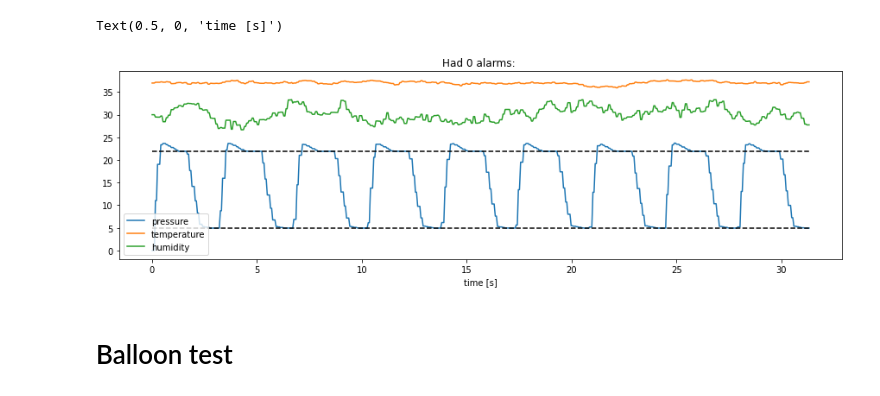
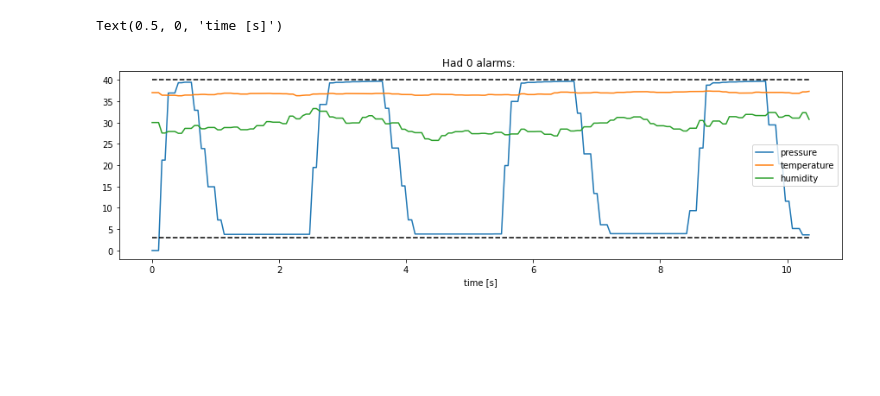
Before and after one commit to CohenLabPrinceton/pvp, a Jupyter notebook: sandbox/testPIDControllerClass.ipynb, the cells around one changed output. Drawn from its saved outputs; the diff is of its cells as text; code cells hidden in the pictures; blank space fills up the shorter version.

```diff
--- a/sandbox/testPIDControllerClass.ipynb
+++ b/sandbox/testPIDControllerClass.ipynb
@@ -17,14 +17,26 @@ Controller.start()
 ls = []
 tt = []
 t0 = time.time()
-for t in np.arange(0, 30,0.05):
+for t in np.arange(0, 10,0.05):
 
     if t%5==0:  # ask for a heartbeat from thread every 5 seconds
         print(Controller.heartbeat())
 
 
     ## Do things
+    command = ControlSetting(name=ValueName.PEEP, value=3, min_value=1, max_value=4, timestamp=time.time())
+    Controller.set_control(command)
 
+    command = ControlSetting(name=ValueName.PIP, value=40, min_value=38, max_value=42, timestamp=time.time())
+    Controller.set_control(command)
+
+    command = ControlSetting(name=ValueName.BREATHS_PER_MINUTE, value=20, min_value=19, max_value=21, timestamp=time.time())
+
+    Controller.set_control(command)
+
+    v_iphase = 0.4 * 60/20  #0.3 and 0.8
+    command = ControlSetting(name=ValueName.INSPIRATION_TIME_SEC, value=v_iphase, min_value=v_iphase - 1, max_value=v_iphase + 1, timestamp=time.time())
+    Controller.set_control(command)
 
     ##
 
@@ -46,3 +53,0 @@ Controller.stop()
-# %%
-s = ls[-1]
-s.PEEP
@@ -59,34 +78,32 @@ pip = cc.value
 
 pl.plot(tt, [s.PRESSURE for s in ls], label = 'pressure')
 pl.plot(tt, [s.TEMP for s in ls], label = "temperature")
 pl.plot(tt, [s.HUMIDITY/3 for s in ls], label = "humidity")
 pl.plot([np.min(tt), np.max(tt)], [pip, pip], 'k--')
 pl.plot([np.min(tt), np.max(tt)], [peep, peep], 'k--')
 
 active_alarms = Controller.get_active_alarms()
 logged_alarms = Controller.get_logged_alarms()
 
 pc = 0
 for active_alarm_key in active_alarms.keys():
     alarm = active_alarms[active_alarm_key]
     pl.plot([alarm.alarm_start_time-t0+pc, alarm.alarm_start_time-t0+pc], [0,25], 'r-')
     pc += 0.1
 
 pc=0
 for alarm in logged_alarms:
     pl.plot([alarm.alarm_start_time-t0+pc, alarm.alarm_start_time-t0+pc], [0,25-7*pc], 'b-')
     pl.plot([alarm.alarm_start_time-t0+pc, alarm.alarm_end_time-t0+pc],  [25-7*pc,25-7*pc], 'b-')
     pc += 0.1
 
 s = "Had " + str(len(Controller.get_alarms())) + " alarms: "
 for alarm in Controller.get_alarms():
-    s = s + alarm.alarm_name + ", "
+    s = s + str(alarm.alarm_name) + ", "
 
 pl.title(s)
 pl.legend()
 pl.xlabel("time [s]")
 # %% [output]
 Text(0.5, 0, 'time [s]')
-[figure, old version]
+[figure, new version]
-# %% [markdown]
-# Balloon test
```
Also changed, not shown: parts of 8 cells of this notebook, 1 other file.
